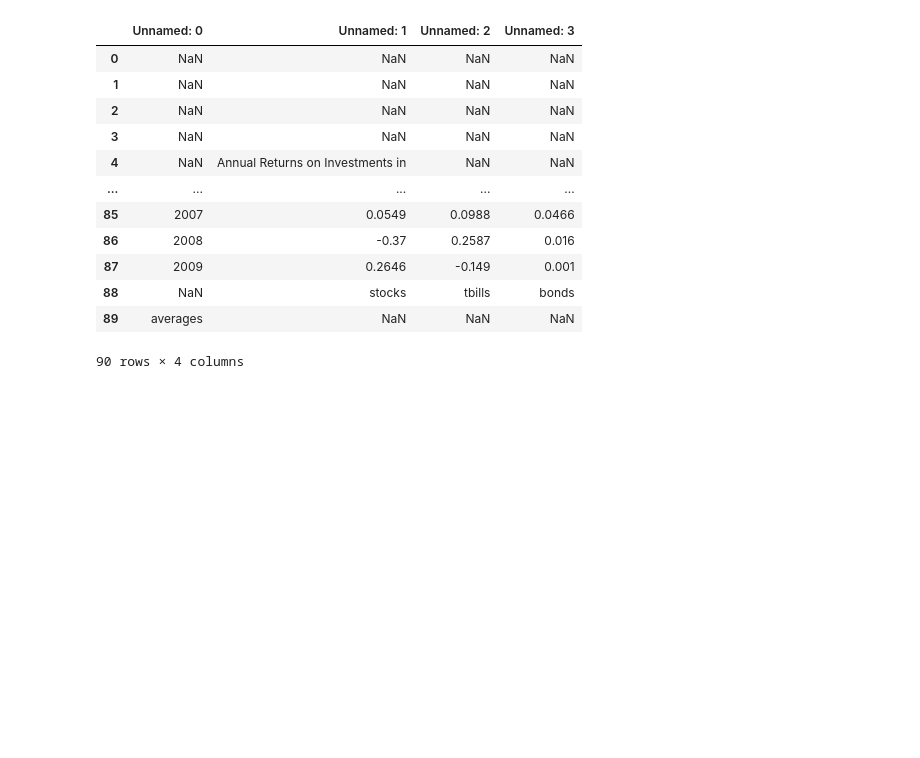
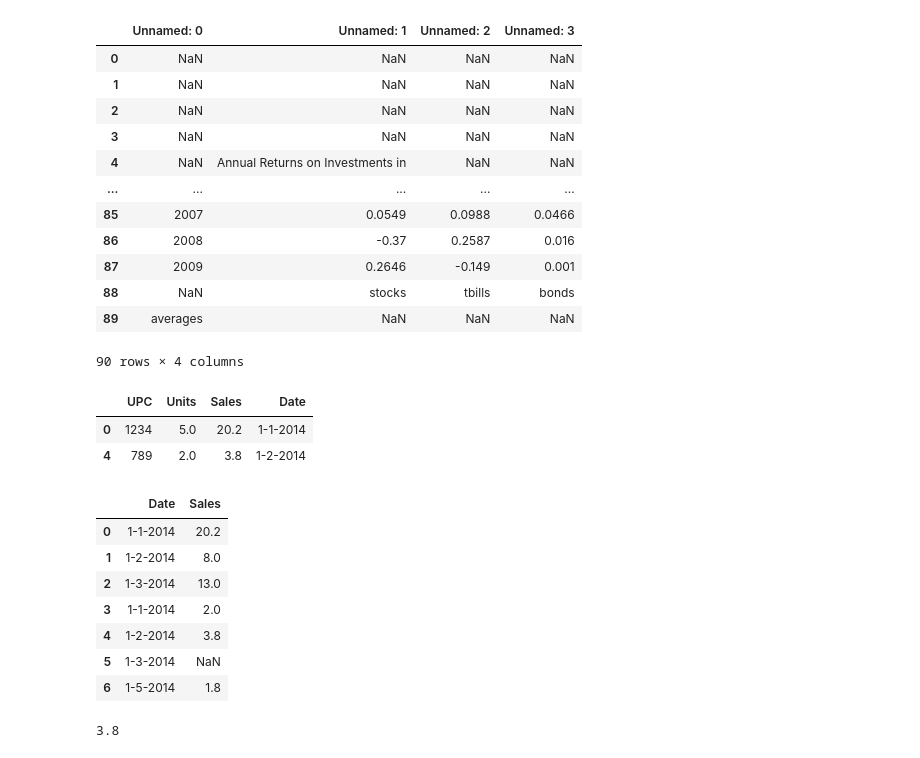
Before and after one commit to owaisahmad315/pandas, a Jupyter notebook: Data_Frame_Methods.ipynb, the cells around one changed output. Drawn from its saved outputs; the diff is of its cells as text; code cells hidden in the pictures; blank space fills up the shorter version.

```diff
--- a/Data_Frame_Methods.ipynb
+++ b/Data_Frame_Methods.ipynb
@@ -263,3 +252,31 @@ pd.read_excel('/content/Historicalinvesttemp.xlsx')
 | 88 | NaN | stocks | tbills | bonds |
 | 89 | averages | NaN | NaN | NaN |
 90 rows × 4 columns
+# %%
+ # Index Operations
+sales.reindex([0,4])
+# %% [output]
+|  | UPC | Units | Sales | Date |
+| 0 | 1234 | 5.0 | 20.2 | 1-1-2014 |
+| 4 | 789 | 2.0 | 3.8 | 1-2-2014 |
+# %%
+# This method also supports column selection:
+sales.reindex(columns=['Date', 'Sales'])
+# %% [output]
+|  | Date | Sales |
+| 0 | 1-1-2014 | 20.2 |
+| 1 | 1-2-2014 | 8.0 |
+| 2 | 1-3-2014 | 13.0 |
+| 3 | 1-1-2014 | 2.0 |
+| 4 | 1-2-2014 | 3.8 |
+| 5 | 1-3-2014 | NaN |
+| 6 | 1-5-2014 | 1.8 |
+# %%
+# Getting and Setting Values
+'''
+There are two methods to pull out a single "cell" in the data frame. One
+—.iat—uses the position of the index and column (0-based):
+'''
+sales.iat[4,2]
+# %% [output]
+3.8
```
Also changed, not shown: parts of 1 cell of this notebook.
